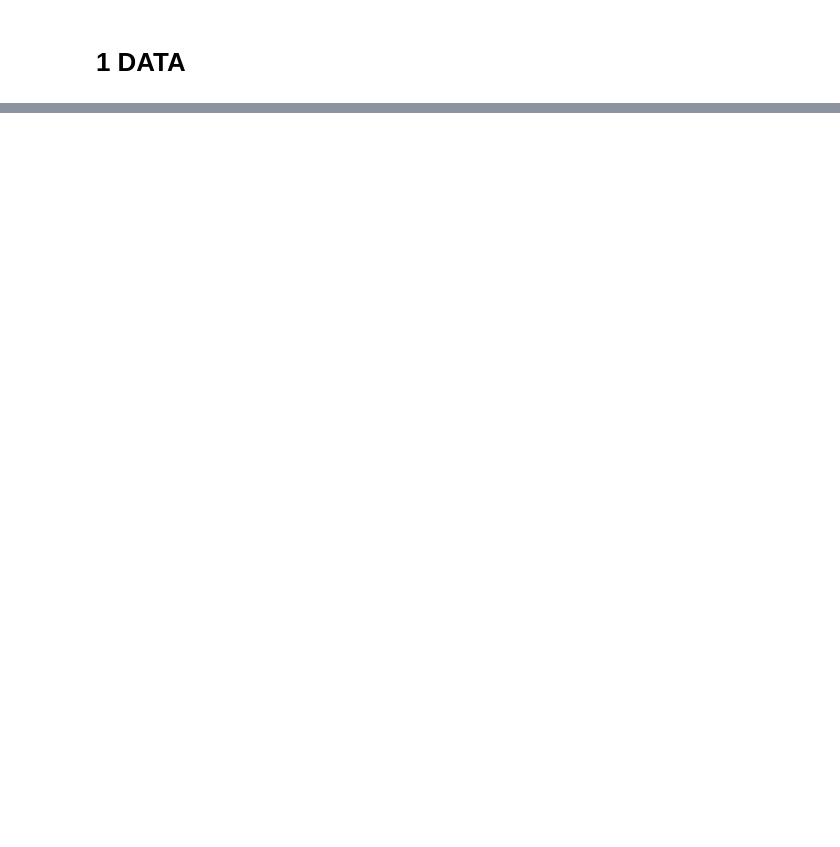
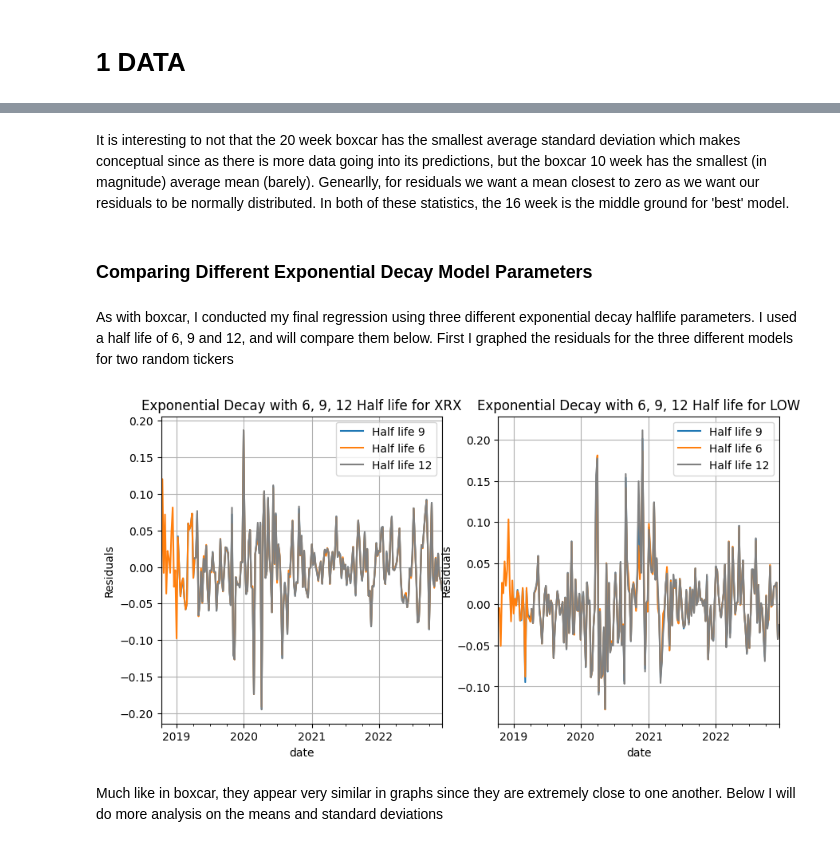
Before and after one commit to tsmcdonnell6604/Quant-Trading-Strategies, a Jupyter notebook: QTS_HW_6.ipynb, the cells around one changed output, grey strips where cells are left out. Drawn from its saved outputs; the diff is of its cells as text; code cells hidden in the pictures; blank space fills up the shorter version.

```diff
--- a/QTS_HW_6.ipynb
+++ b/QTS_HW_6.ipynb
@@ -207,2 +281,26 @@ exponential_residual_model_dict['BA']
+# %%
+#final exponential 6 residuals
+exponential_predictions_6 = pd.DataFrame()
+exponential_residuals_of_residuals_dict_6 = {}
+
+for ticker in tickers:
+    res = final_residuals[ticker][['equity residual', 'cds residual']]
+    coef = exponential_residual_model_dict_6[ticker]
+    preds = res['equity residual']*coef['equity residual']
+    final = res['cds residual'] - preds
+    final = final.dropna()
+    exponential_residuals_of_residuals_dict_6[ticker] = final.to_frame()
+# %%
+#final exponential 9 residuals
+exponential_predictions_9 = pd.DataFrame()
+exponential_residuals_of_residuals_dict_9 = {}
+
+for ticker in tickers:
+    res = final_residuals[ticker][['equity residual', 'cds residual']]
+    coef = exponential_residual_model_dict_9[ticker]
+    preds = res['equity residual']*coef['equity residual']
+    final = res['cds residual'] - preds
+    final = final.dropna()
+    exponential_residuals_of_residuals_dict_9[ticker] = final.to_frame()
 # %% [markdown]
 # 1 DATA
@@ -210,0 +578,31 @@ exponential_residual_model_dict['BA']
+# %% [markdown]
+It is interesting to not that the 20 week boxcar has the smallest average standard deviation which makes conceptual since as there is more data going into its predictions, but the boxcar 10 week has the smallest (in magnitude) average mean (barely). Genearlly, for residuals we want a mean closest to zero as we want our residuals to be normally distributed. In both of these statistics, the 16 week is the middle ground for 'best' model.
+# %% [markdown]
+### Comparing Different Exponential Decay Model Parameters
+# %% [markdown]
+As with boxcar, I conducted my final regression using three different exponential decay halflife parameters. I used a half life of 6, 9 and 12, and will compare them below. First I graphed the residuals for the three different models for two random tickers
+# %%
+fig, axes = plt.subplots(nrows=1, ncols=2, figsize=(10, 5)) # create a figure with two subplots
+
+exponential_residuals_of_residuals_dict_9['XRX'][0].plot(ax=axes[0], label = 'Half life 9') # plot each dataframe in the first subplot
+exponential_residuals_of_residuals_dict_6['XRX'][0].plot(ax=axes[0], label = 'Half life 6')
+exponential_residuals_of_residuals_dict['XRX'][0].plot(ax=axes[0], label = 'Half life 12', color = 'grey')
+
+exponential_residuals_of_residuals_dict_9['LOW'][0].plot(ax=axes[1], label = 'Half life 9') # plot each dataframe in the first subplot
+exponential_residuals_of_residuals_dict_6['LOW'][0].plot(ax=axes[1], label = 'Half life 6')
+exponential_residuals_of_residuals_dict['LOW'][0].plot(ax=axes[1], label = 'Half life 12', color = 'grey')
+
+
+axes[0].set_title('Exponential Decay with 6, 9, 12 Half life for XRX')
+axes[0].set_ylabel('Residuals')
+axes[1].set_title('Exponential Decay with 6, 9, 12 Half life for LOW')
+axes[1].set_ylabel('Residuals')
+axes[0].legend()
+axes[1].legend()
+axes[1].grid()
+axes[0].grid()
+plt.show()
+# %% [output]
+[figure, added]
+# %% [markdown]
+Much like in boxcar, they appear very similar in graphs since they are extremely close to one another. Below I will do more analysis on the means and standard deviations
```
Also changed, not shown: parts of 51 cells of this notebook.
